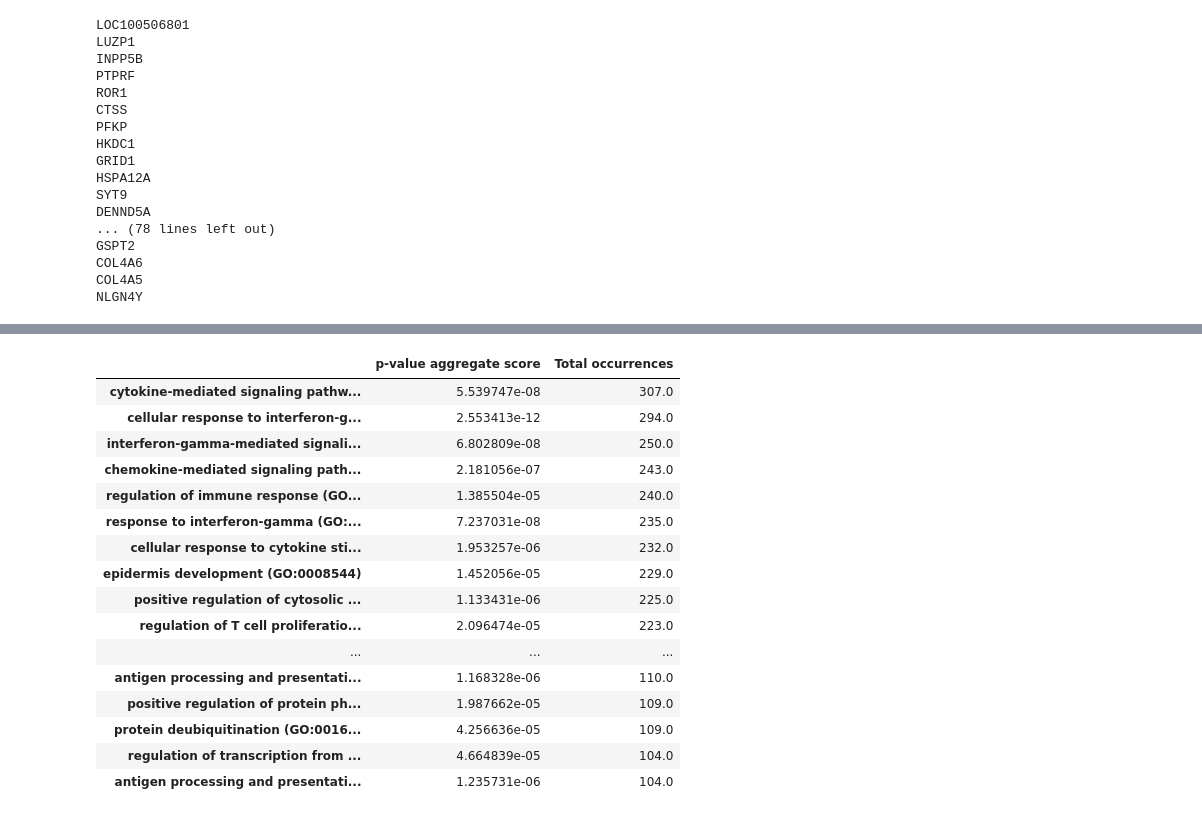
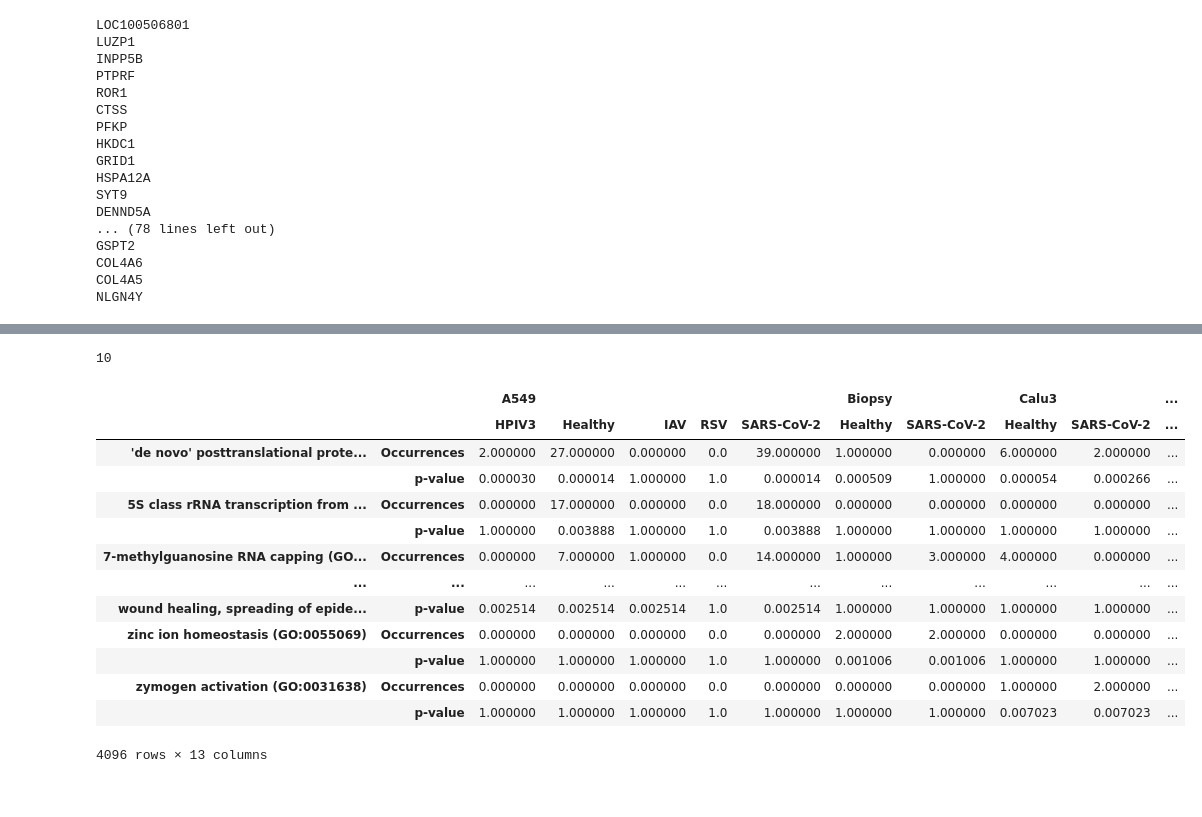
Before and after one commit to PRodrigues98/Analysis-of-regulatory-response-to-SARS-CoV-2-infection, a Jupyter notebook: Biclustering/Results/ProcessResults.ipynb, the cells around one changed output, grey strips where cells are left out. Cells and saved outputs as stored; diff of their text form; code cells hidden in the pictures.

```diff
--- a/Biclustering/Results/ProcessResults.ipynb
+++ b/Biclustering/Results/ProcessResults.ipynb
@@ -316,0 +346,8 @@ NLGN4Y
+# %%
+def find_in_multiindex(e0, e1, multiindex):
+    i = 0
+    for e in multiindex:
+        if e[0] == e0 and e[1] == e1:
+            return i
+
+        i += 1
@@ -317 +370,5 @@ NLGN4Y
+# %%
+find_in_multiindex('Calu3', 'Healthy', multiindex)
+# %% [output]
+10
 # %%
@@ -338,20 +412,0 @@ for term in terms:
-# %%
-pd.DataFrame(terms).T.nlargest(50, 'Total occurrences')
-# %% [output]
-|  | p-value aggregate score | Total occurrences |
-| cytokine-mediated signaling pathw... | 5.539747e-08 | 307.0 |
-| cellular response to interferon-g... | 2.553413e-12 | 294.0 |
-| interferon-gamma-mediated signali... | 6.802809e-08 | 250.0 |
-| chemokine-mediated signaling path... | 2.181056e-07 | 243.0 |
-| regulation of immune response (GO... | 1.385504e-05 | 240.0 |
-| response to interferon-gamma (GO:... | 7.237031e-08 | 235.0 |
-| cellular response to cytokine sti... | 1.953257e-06 | 232.0 |
-| epidermis development (GO:0008544) | 1.452056e-05 | 229.0 |
-| positive regulation of cytosolic ... | 1.133431e-06 | 225.0 |
-| regulation of T cell proliferatio... | 2.096474e-05 | 223.0 |
-| ... | ... | ... |
-| antigen processing and presentati... | 1.168328e-06 | 110.0 |
-| positive regulation of protein ph... | 1.987662e-05 | 109.0 |
-| protein deubiquitination (GO:0016... | 4.256636e-05 | 109.0 |
-| regulation of transcription from ... | 4.664839e-05 | 104.0 |
-| antigen processing and presentati... | 1.235731e-06 | 104.0 |
@@ -357,0 +415,17 @@ pd.DataFrame(terms).T.nlargest(50, 'Total occurrences')
+# %%
+enriched_dataframe
+# %% [output]
+|  |  | A549 |  |  |  |  | Biopsy |  | Calu3 |  | ... |
+|  |  | HPIV3 | Healthy | IAV | RSV | SARS-CoV-2 | Healthy | SARS-CoV-2 | Healthy | SARS-CoV-2 | ... |
+| 'de novo' posttranslational prote... | Occurrences | 2.000000 | 27.000000 | 0.000000 | 0.0 | 39.000000 | 1.000000 | 0.000000 | 6.000000 | 2.000000 | ... |
+|  | p-value | 0.000030 | 0.000014 | 1.000000 | 1.0 | 0.000014 | 0.000509 | 1.000000 | 0.000054 | 0.000266 | ... |
+| 5S class rRNA transcription from ... | Occurrences | 0.000000 | 17.000000 | 0.000000 | 0.0 | 18.000000 | 0.000000 | 0.000000 | 0.000000 | 0.000000 | ... |
+|  | p-value | 1.000000 | 0.003888 | 1.000000 | 1.0 | 0.003888 | 1.000000 | 1.000000 | 1.000000 | 1.000000 | ... |
+| 7-methylguanosine RNA capping (GO... | Occurrences | 0.000000 | 7.000000 | 1.000000 | 0.0 | 14.000000 | 1.000000 | 3.000000 | 4.000000 | 0.000000 | ... |
+| ... | ... | ... | ... | ... | ... | ... | ... | ... | ... | ... | ... |
+| wound healing, spreading of epide... | p-value | 0.002514 | 0.002514 | 0.002514 | 1.0 | 0.002514 | 1.000000 | 1.000000 | 1.000000 | 1.000000 | ... |
+| zinc ion homeostasis (GO:0055069) | Occurrences | 0.000000 | 0.000000 | 0.000000 | 0.0 | 0.000000 | 2.000000 | 2.000000 | 0.000000 | 0.000000 | ... |
+|  | p-value | 1.000000 | 1.000000 | 1.000000 | 1.0 | 1.000000 | 0.001006 | 0.001006 | 1.000000 | 1.000000 | ... |
+| zymogen activation (GO:0031638) | Occurrences | 0.000000 | 0.000000 | 0.000000 | 0.0 | 0.000000 | 0.000000 | 0.000000 | 1.000000 | 2.000000 | ... |
+|  | p-value | 1.000000 | 1.000000 | 1.000000 | 1.0 | 1.000000 | 1.000000 | 1.000000 | 0.007023 | 0.007023 | ... |
+4096 rows × 13 columns
```
Also changed, not shown: parts of 17 cells of this notebook, 8 other files.
